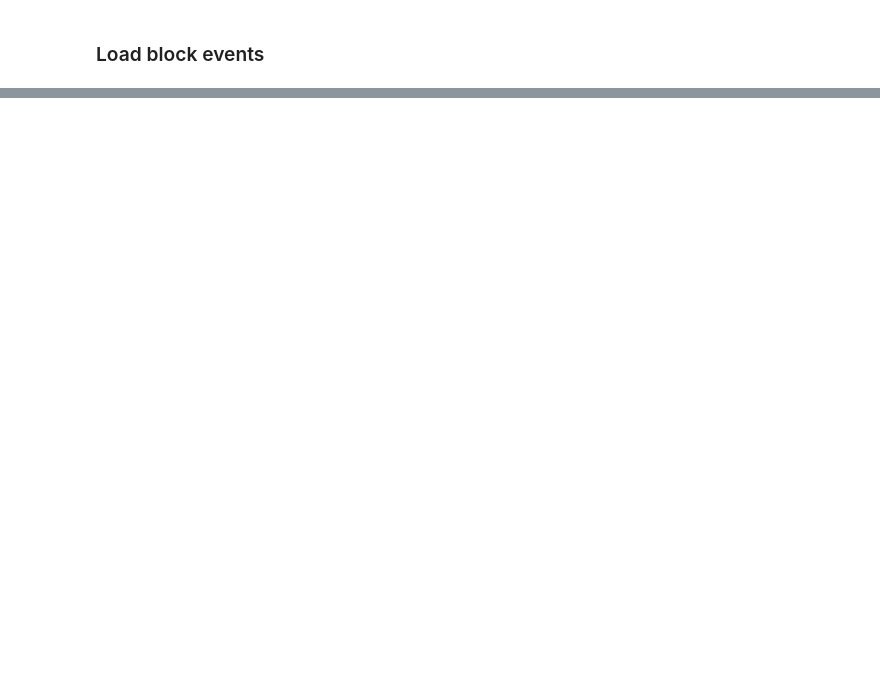
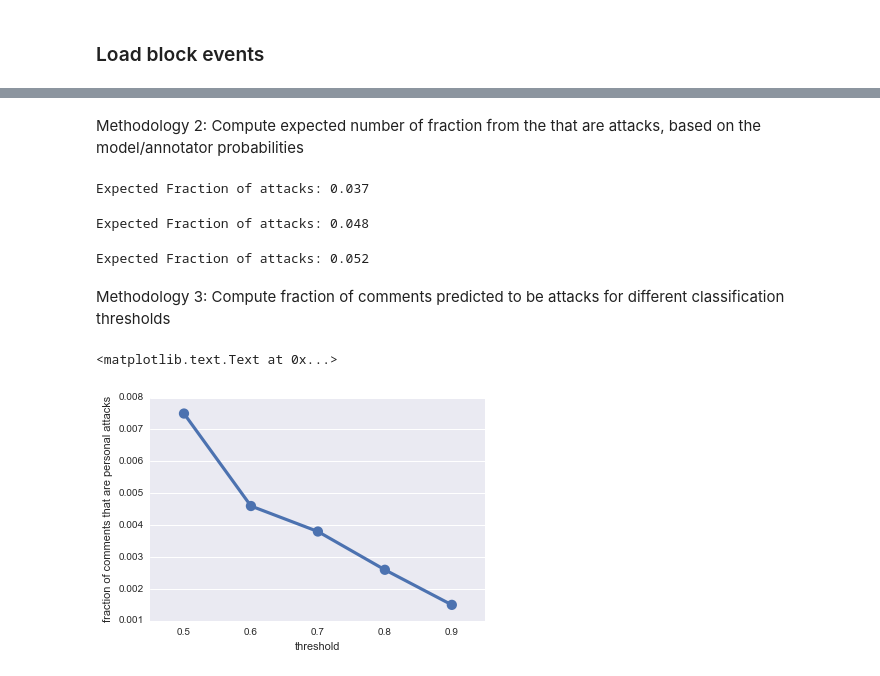
Before and after one commit to ewulczyn/wiki-detox, a Jupyter notebook: wikipedia/src/modeling/Research Questions.ipynb, the cells around one changed output, grey strips where cells are left out. Cells and saved outputs as stored; diff of their text form; code cells hidden in the pictures; blank space fills up the shorter version.

```diff
--- a/wikipedia/src/modeling/Research Questions.ipynb
+++ b/wikipedia/src/modeling/Research Questions.ipynb
@@ -164,0 +149,30 @@ plt.xlim(-3, 3)
+# %% [markdown]
+Methodology 2: Compute expected number of fraction from the that are attacks, based on the model/annotator probabilities
+# %%
+# annotator probs
+expected_fraction = d_annotated['recipient_score'].sum()/ d_annotated.shape[0]
+print('Expected Fraction of attacks: %0.3f' % expected_fraction)
+# %% [output]
+Expected Fraction of attacks: 0.037
+# %%
+# model probs on annotator data
+expected_fraction = d_annotated['pred_recipient_score'].sum()/ d_annotated.shape[0]
+print('Expected Fraction of attacks: %0.3f' % expected_fraction)
+# %% [output]
+Expected Fraction of attacks: 0.048
+# %%
+# model on sample data
+expected_fraction = df_no_admin_sample['pred_recipient_score'].sum()/ df_no_admin_sample.shape[0]
+print('Expected Fraction of attacks: %0.3f' % expected_fraction)
+# %% [output]
+Expected Fraction of attacks: 0.052
+# %% [markdown]
+Methodology 3: Compute fraction of comments predicted to be attacks for different classification thresholds
+# %%
+# score = mean of annotations
+d_temp = pd.concat([pd.DataFrame({'threshold': t, 'attack': d_annotated['recipient_score'] >= t }) for t in np.arange(0.5, 0.91, 0.1)], axis = 0)
+ax = sns.pointplot(x='threshold', y= 'attack', data=d_temp, ci = None)
+plt.ylabel('fraction of comments that are personal attacks')
+# %% [output]
+<matplotlib.text.Text at 0x...>
+[figure, added]
```
Also changed, not shown: parts of 78 cells of this notebook, 9 other files.
